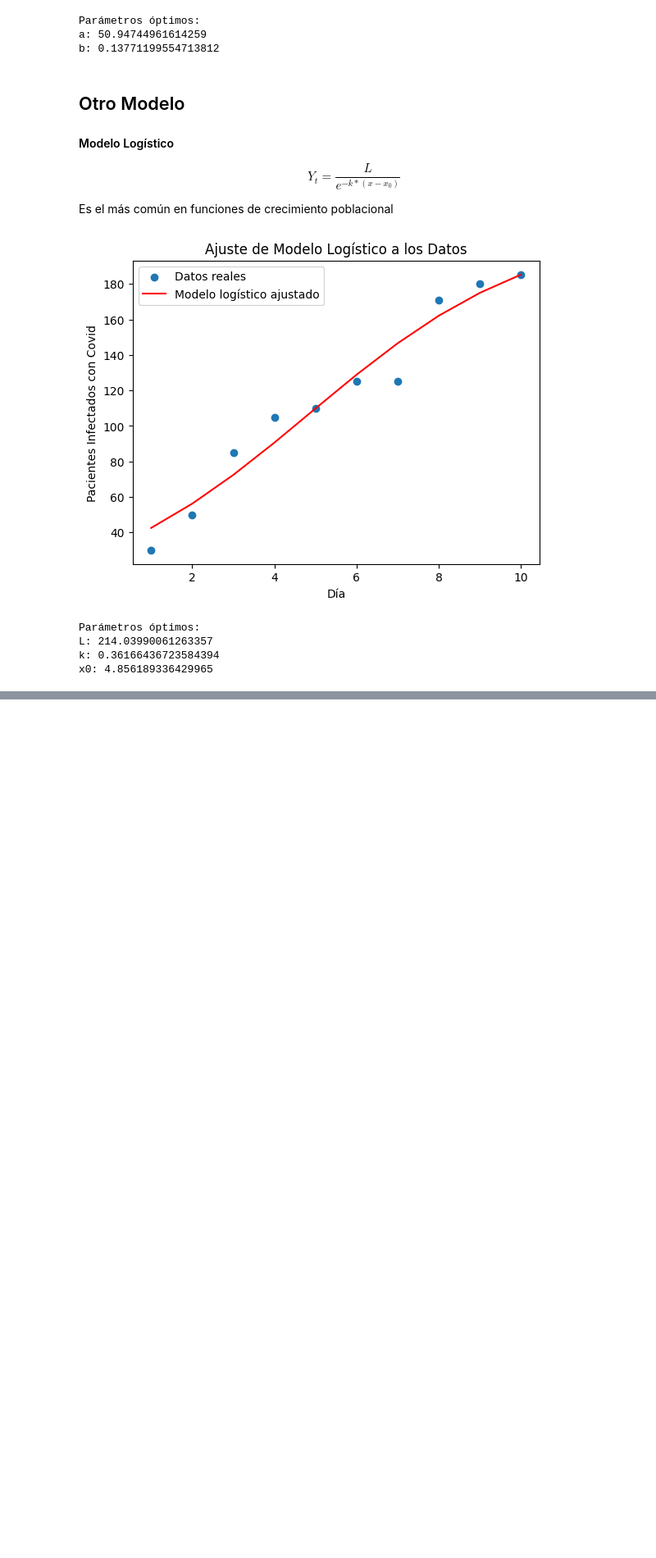
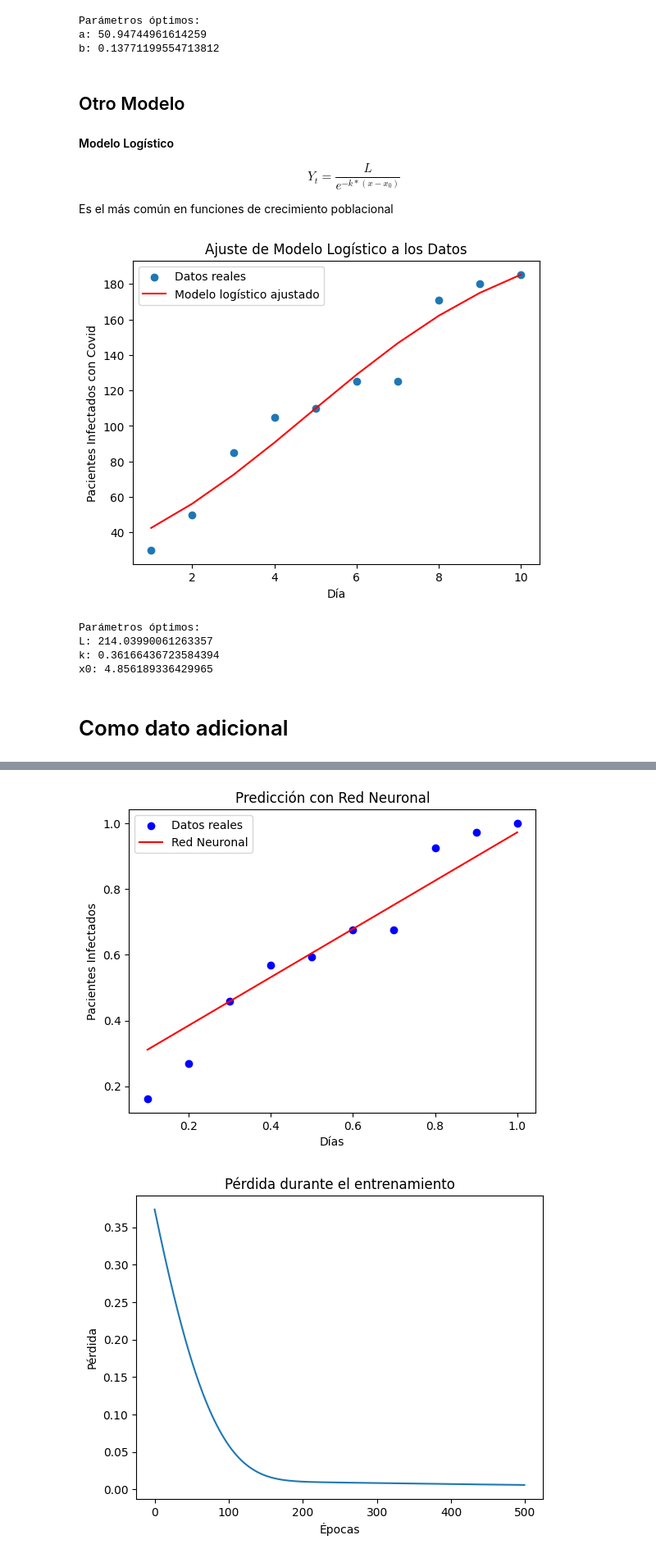
Before and after one commit to YasminGarcia1210/MAT_APLICADAS03, a Jupyter notebook: CUADERNO_DE_RAZÓN_DE_CAMBIO_Y_MODELOS_.ipynb, the cells around one changed output, grey strips where cells are left out. Shown: that part at 82% size. Drawn from its saved outputs; the diff is of its cells as text; code cells hidden in the pictures; blank space fills up the shorter version.

```diff
--- a/CUADERNO_DE_RAZÓN_DE_CAMBIO_Y_MODELOS_.ipynb
+++ b/CUADERNO_DE_RAZÓN_DE_CAMBIO_Y_MODELOS_.ipynb
@@ -194,3 +234,56 @@ Parámetros óptimos:
 L: 214.03990061263357
 k: 0.36166436723584394
 x0: 4.856189336429965
+# %% [markdown]
+# Como dato adicional
+# %%
+import numpy as np
+import matplotlib.pyplot as plt
+import tensorflow as tf
+from tensorflow.keras.models import Sequential
+from tensorflow.keras.layers import Dense
+
+# Datos
+dias = np.array([1, 2, 3, 4, 5, 6, 7, 8, 9, 10])
+pacientes_infectados = np.array([30, 50, 85, 105, 110, 125, 125, 171, 180, 185])
+
+# Normalizar los datos
+dias = dias.reshape(-1, 1)
+dias = dias / np.max(dias)
+pacientes_infectados = pacientes_infectados / np.max(pacientes_infectados)
+
+# Crear el modelo de la red neuronal
+modelo = Sequential()
+modelo.add(Dense(10, input_dim=1, activation='relu'))
+modelo.add(Dense(1))
+
+# Compilar el modelo
+modelo.compile(optimizer='adam', loss='mean_squared_error')
+
+# Entrenar el modelo
+historial = modelo.fit(dias, pacientes_infectados, epochs=500, verbose=0)
+
+# Predecir valores
+pacientes_infectados_pred = modelo.predict(dias)
+
+# Desnormalizar los datos
+dias = dias * np.max(dias)
+pacientes_infectados = pacientes_infectados * np.max(pacientes_infectados)
+pacientes_infectados_pred = pacientes_infectados_pred * np.max(pacientes_infectados)
+
+# Visualización de los datos y la predicción de la red neuronal
+plt.scatter(dias, pacientes_infectados, color='blue', label='Datos reales')
+plt.plot(dias, pacientes_infectados_pred, color='red', label='Red Neuronal')
+plt.xlabel('Días')
+plt.ylabel('Pacientes Infectados')
+plt.title('Predicción con Red Neuronal')
+plt.legend()
+plt.show()
+
+# Visualización del error durante el entrenamiento
+plt.plot(historial.history['loss'])
+plt.xlabel('Épocas')
+plt.ylabel('Pérdida')
+plt.title('Pérdida durante el entrenamiento')
+plt.show()
+# %% [output]
@@ -196,0 +292,2 @@ x0: 4.856189336429965
+[figure, added]
+[figure, added]
```
Also changed, not shown: parts of 2 cells of this notebook.
